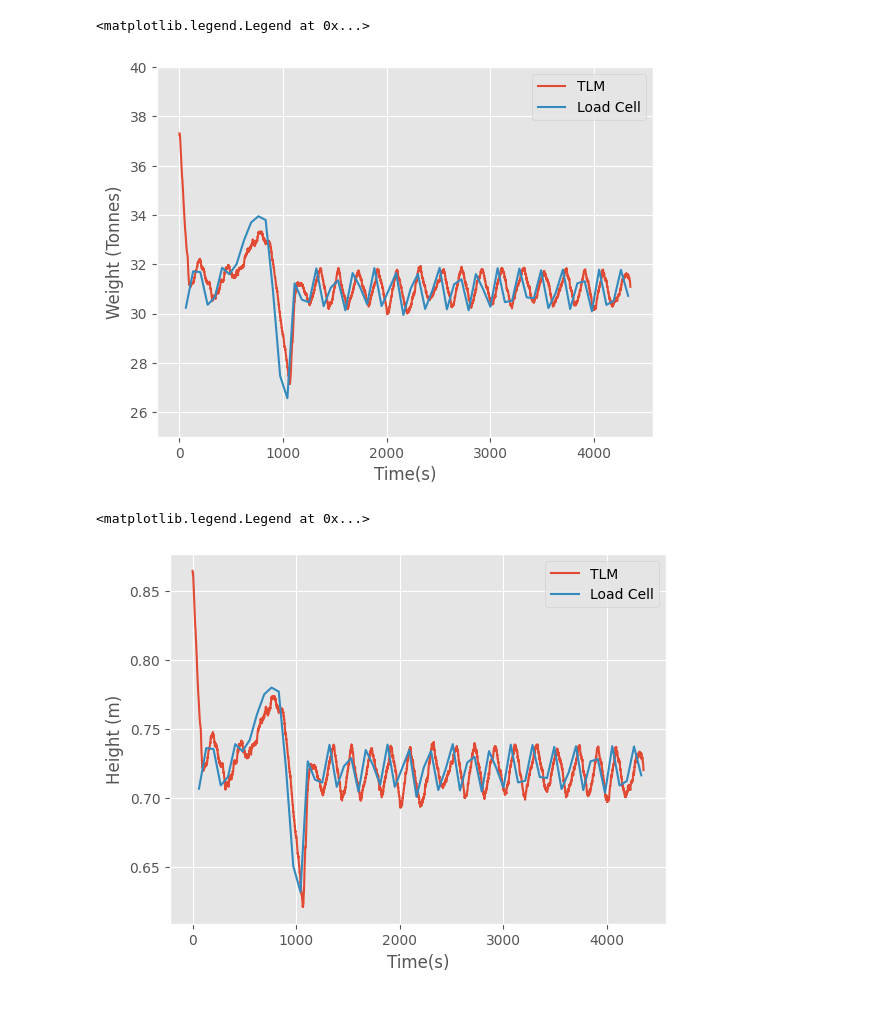
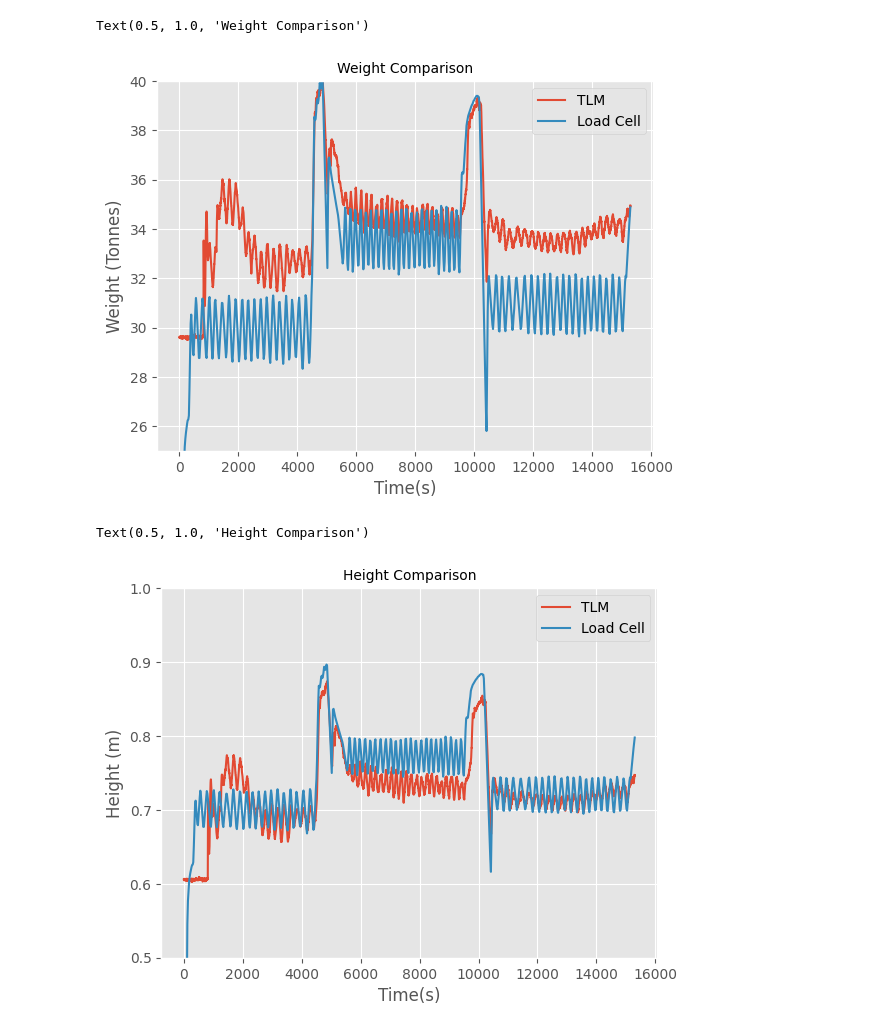
Before and after one commit to Georgeh712/PressureController, a Jupyter notebook: FileAnalysis.ipynb, the cells around one changed output. Drawn from its saved outputs; the diff is of its cells as text; code cells hidden in the pictures.

```diff
--- a/FileAnalysis.ipynb
+++ b/FileAnalysis.ipynb
@@ -9,8 +10,8 @@ import math
 from pyparsing import nums
 plt.style.use('ggplot')
 # %%
-#organise TLM data
-fileName = "Results/CasTemp4Trial_10-39.csv"
+TLMFile = "Castemp3_14-59"
+fileName = ("Results/" + TLMFile + '.csv')
 layout = ['DateTime', 'RawMFCData', 'MFCData','RawPressureData', 'PressureData', 'MAPressureData', 'InputMFCValue', 'Height', 'Weight']
 df = pd.read_csv(fileName, sep = ',', names=layout)
 df = df[1:]
@@ -19,13 +20,14 @@ InitialPressuredf = df      ##To do the 0 analysis of pressure
 for col in range(1, 9):
     df[df.columns[col]] = pd.to_numeric(df[df.columns[col]])
 
-
 ##Filter out times outside of the dip
 Date_Time = df["DateTime"] = [datetime.strptime(x, "%Y-%m-%d %H:%M:%S.%f") for x in df['DateTime']]
-DipFilter = 60*30
-DipStart = Date_Time[DipFilter]         ##Convert to a time input
-DipEnd = Date_Time[-DipFilter]          ##Convert to a time input
-
+TrialDate = "2022-11-17"
+DipStart = "15:45:00.0"
+DipStart = datetime.strptime(TrialDate + ' ' + DipStart, "%Y-%m-%d %H:%M:%S.%f")
+DipEnd = "20:00:00.0"
+DipEnd = datetime.strptime(TrialDate + ' ' + DipEnd, "%Y-%m-%d %H:%M:%S.%f")
+DipFilter = 5*60
 
 df = df[(df["DateTime"] >= DipStart) & (df["DateTime"] <= DipEnd)]
 Date_Time = df["DateTime"]
@@ -51,5 +53,6 @@ df
 # %%
-fileNameBS = "Results/British Steel/grafana_data_export (27).csv"
+LCFile = "grafana_data_export (12)"
+fileNameBS = ("Results/" + "British Steel/" + LCFile + '.csv')
 layoutBS = ['Time', 'GrossWeight', 'NetWeight', 'TareWeight', 'CastingRate', 'Position']
 
 dg = pd.read_csv(fileNameBS, sep = ';', names=layoutBS)
@@ -138,34 +197,37 @@ ax2.legend()
 # %%
-##Weight Plotting
-WeightData = [float(x) + 23.4 for x in df["Weight"]]            ##Remove Offset
+# Second figure: Weight Plotting
+fig3, ax4 = plt.subplots()
+WeightData = [float(x) + 29.4 for x in df["Weight"]]            ##Remove Offset
 WeightDataBS = [float(x) for x in dg["NetWeight"]]
-
-##Formatting
-plt.ylim([25, 40])
-plt.xlabel('Time(s)')
-plt.ylabel('Weight (Tonnes)')
-
-##Plot
-plt.plot(TimeDiff, WeightData, label = 'TLM')
-plt.plot(TimeDiffBS, WeightDataBS, label = 'Load Cell')
-plt.legend()
+# Formatting
+ax4.set_ylim([25, 40])
+ax4.set_xlabel('Time(s)')
+ax4.set_ylabel('Weight (Tonnes)')
+# Plot
+ax4.plot(TimeDiff, WeightData, label = 'TLM')
+ax4.plot(TimeDiffBS, WeightDataBS, label = 'Load Cell')
+ax4.legend()
+ax4.set_title("Weight Comparison", fontsize=10, ha = 'center')
 # %% [output]
-<matplotlib.legend.Legend at 0x...>
+Text(0.5, 1.0, 'Weight Comparison')
-[figure, old version]
+[figure, new version]
 # %%
-##Height Plotting
-HeightData = [float(x) + 0.52 for x in df["Height"]]      ##Height Offset
+# Third figure: Height Plotting
+fig4, ax5 = plt.subplots()
+
+HeightData = [float(x) + 0.6 for x in df["Height"]]      ##Height Offset
 a = 0.20675966114731492
 b = 5.089351257804871
 HeightDataBS = [(-b+sqrt((b*b)+(4*a*x)))/(2*7*a) for x in WeightDataBS]
 
-
-##Formatting
-plt.xlabel('Time(s)')
-plt.ylabel('Height (m)')
-plt.plot(TimeDiff, HeightData, label = 'TLM')
-plt.plot(TimeDiffBS, HeightDataBS, label = 'Load Cell')
-plt.legend()
+# Formatting
+ax5.set_xlabel('Time(s)')
+ax5.set_ylabel('Height (m)')
+ax5.set_ylim([0.5, 1])
+ax5.plot(TimeDiff, HeightData, label = 'TLM')
+ax5.plot(TimeDiffBS, HeightDataBS, label = 'Load Cell')
+ax5.legend()
+ax5.set_title("Height Comparison", fontsize=10, ha = 'center')
 # %% [output]
-<matplotlib.legend.Legend at 0x...>
+Text(0.5, 1.0, 'Height Comparison')
-[figure, old version]
+[figure, new version]
```
Also changed, not shown: parts of 12 cells of this notebook, 2 other files.
